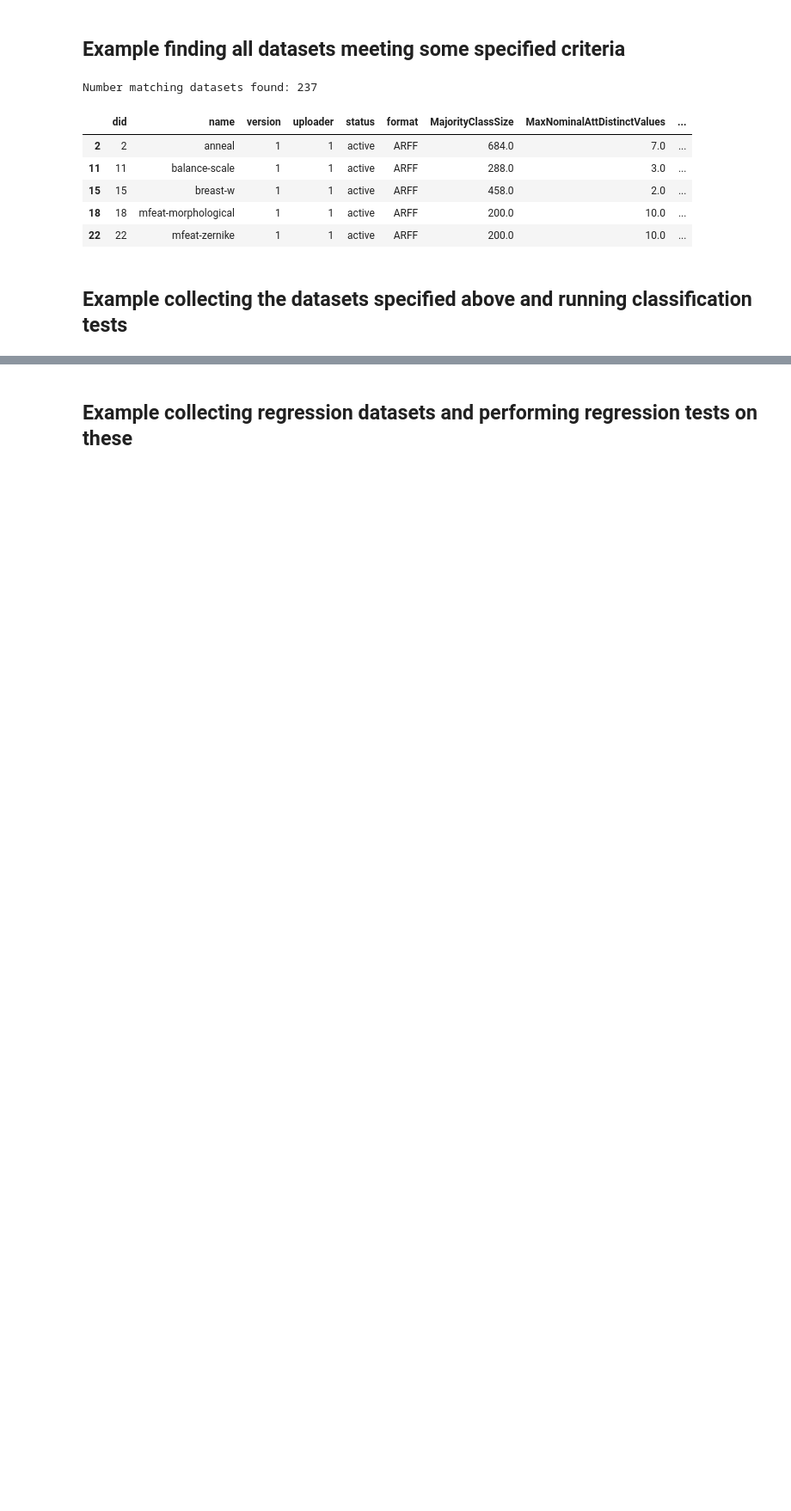
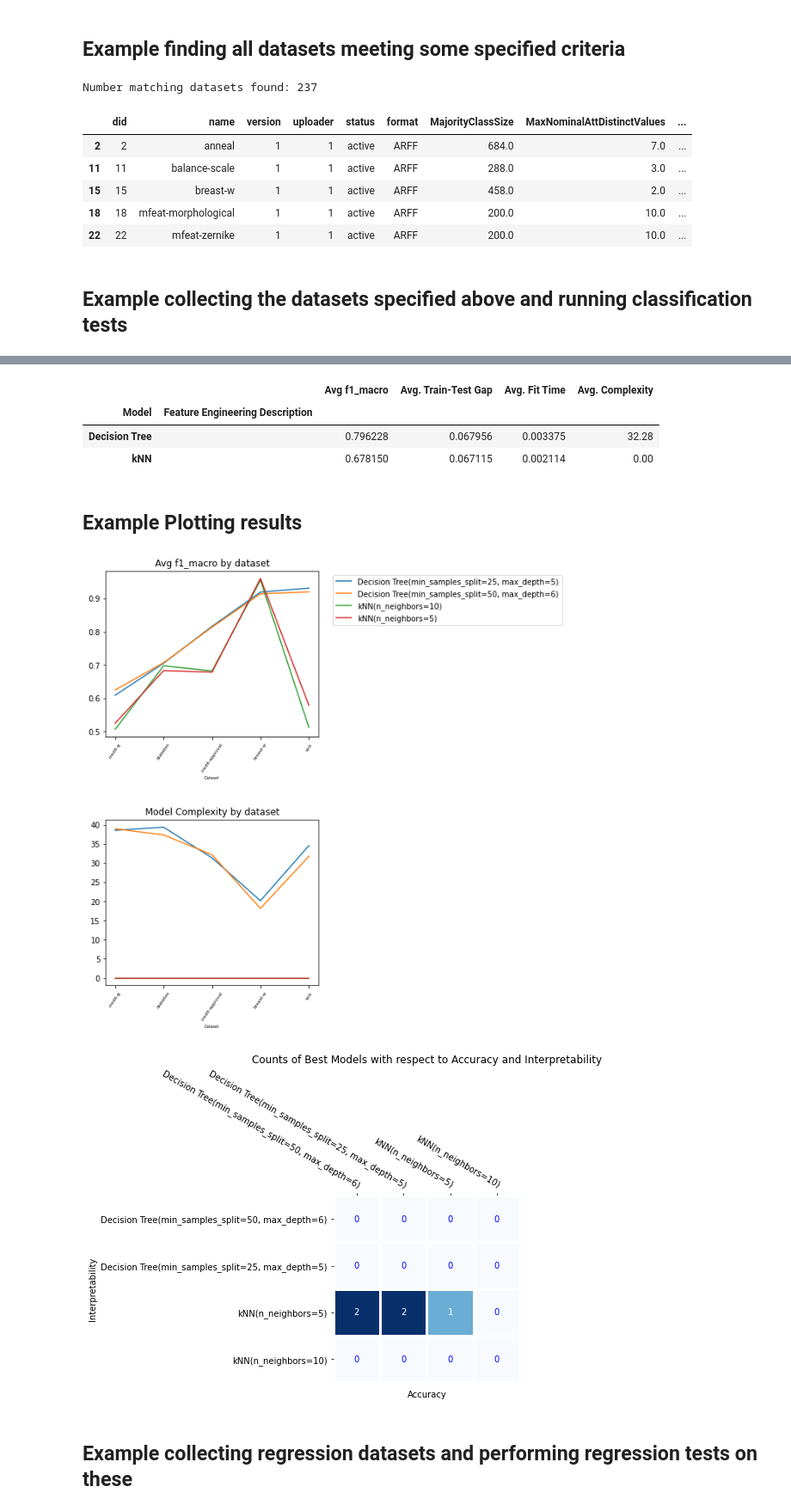
Before and after one commit to Brett-Kennedy/DatasetTester, a Jupyter notebook: examples/DatasetTester.ipynb, the cells around one changed output, grey strips where cells are left out. Shown at 86% size. Cells and saved outputs as stored; diff of their text form; code cells hidden in the pictures; blank space fills up the shorter version.

```diff
--- a/examples/DatasetTester.ipynb
+++ b/examples/DatasetTester.ipynb
@@ -137,3 +153,18 @@ Running tests on dataset index: 0, dataset: breast-w
+# %%
+s = datasets_tester.summarize_results(summary_df, accuracy_metric='Avg f1_macro')
+display(s)
+# %% [output]
+|  |  | Avg f1_macro | Avg. Train-Test Gap | Avg. Fit Time | Avg. Complexity |
+| Model | Feature Engineering Description |  |  |  |  |
+| Decision Tree |  | 0.796228 | 0.067956 | 0.003375 | 32.28 |
+| kNN |  | 0.678150 | 0.067115 | 0.002114 | 0.00 |
+# %% [markdown]
+## Example Plotting results
+# %%
+datasets_tester.plot_results(summary_df, accuracy_metric='Avg f1_macro')
+# %% [output]
+[figure, added]
+[figure, added]
 # %% [markdown]
 ## Example collecting regression datasets and performing regression tests on these
 # %%
```
Also changed, not shown: parts of 14 cells of this notebook, 1 other file.
